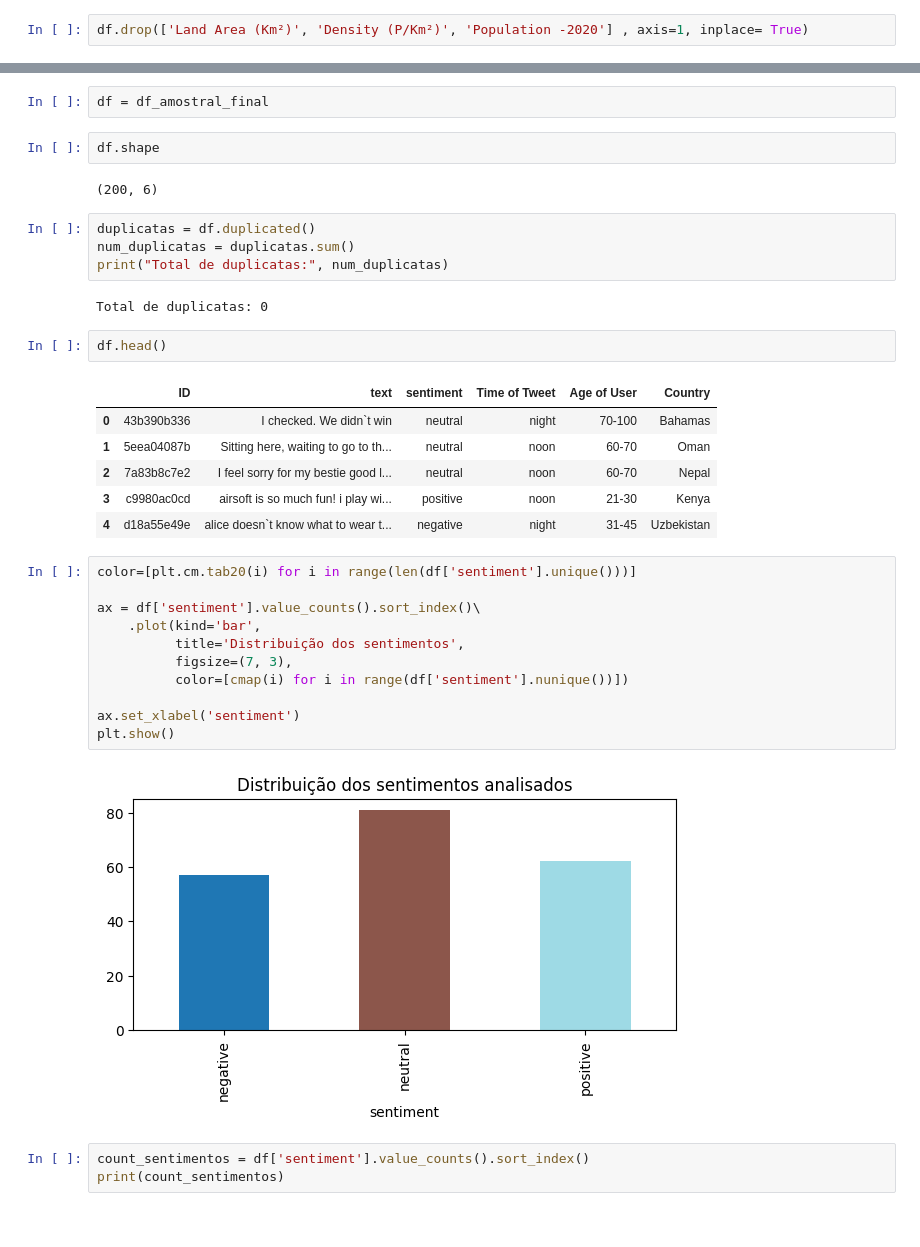
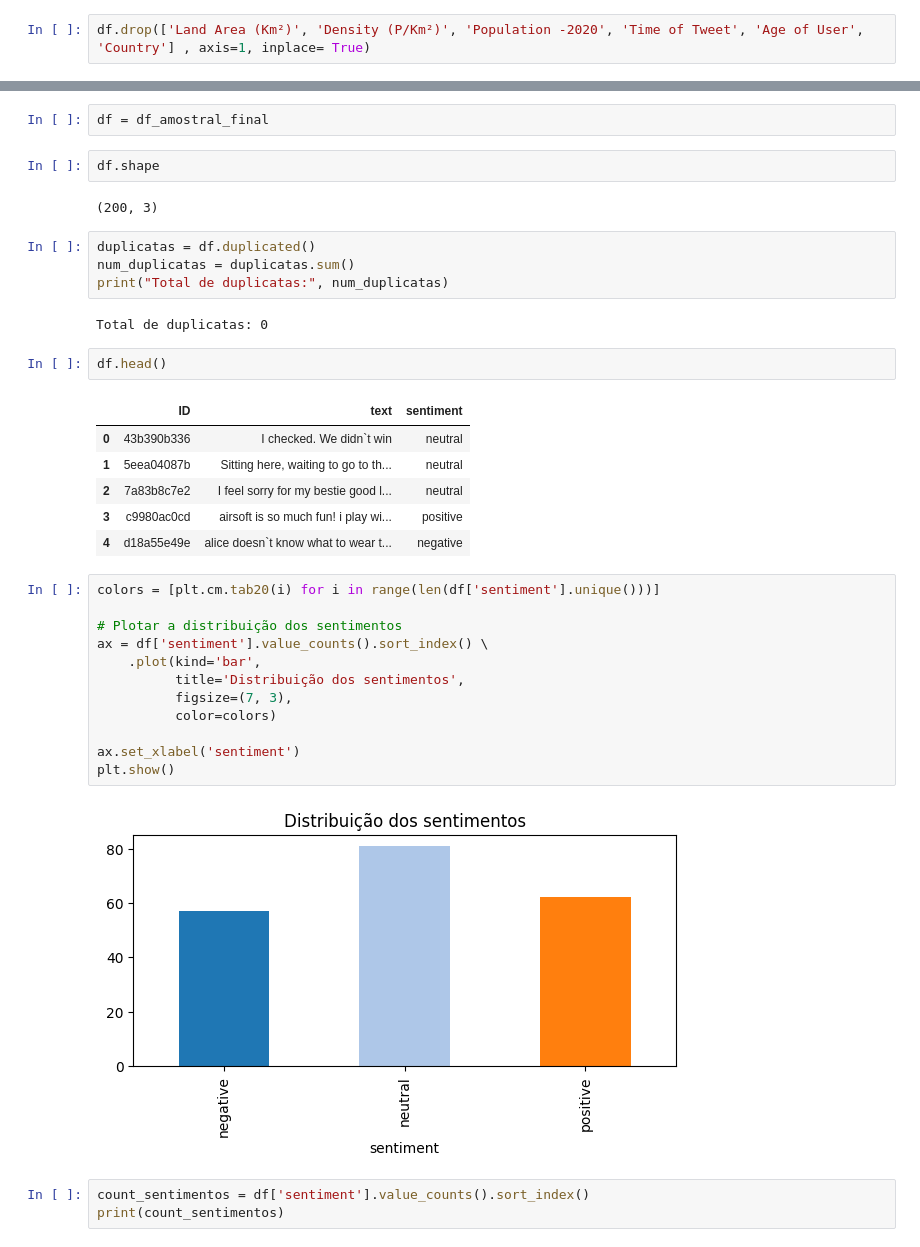
Before and after one commit to EndelSemW/Mestrado-UFRJ, a Jupyter notebook: tweets-sentiment-analysis.ipynb, the cells around one changed output, grey strips where cells are left out. Saved outputs shown, nothing was run; the diff lists cells and outputs as text.

```diff
--- a/tweets-sentiment-analysis.ipynb
+++ b/tweets-sentiment-analysis.ipynb
@@ -70,7 +70,7 @@ Index(['textID', 'text', 'sentiment', 'Time of Tweet', 'Age of User',
        'Country', 'Population -2020', 'Land Area (Km²)', 'Density (P/Km²)'],
       dtype='object')
 # %%
-df.drop(['Land Area (Km²)', 'Density (P/Km²)', 'Population -2020'] , axis=1, inplace= True)
+df.drop(['Land Area (Km²)', 'Density (P/Km²)', 'Population -2020', 'Time of Tweet', 'Age of User', 'Country'] , axis=1, inplace= True)
 # %%
 df.head()
 # %% [output]
@@ -137,7 +137,7 @@ df = df_amostral_final
 # %%
 df.shape
 # %% [output]
-(200, 6)
+(200, 3)
 # %%
 duplicatas = df.duplicated()
 num_duplicatas = duplicatas.sum()
@@ -147,25 +147,26 @@ Total de duplicatas: 0
 # %%
 df.head()
 # %% [output]
-|  | ID | text | sentiment | Time of Tweet | Age of User | Country |
-| 0 | 43b390b336 | I checked. We didn`t win | neutral | night | 70-100 | Bahamas |
-| 1 | 5eea04087b | Sitting here, waiting to go to th... | neutral | noon | 60-70 | Oman |
-| 2 | 7a83b8c7e2 | I feel sorry for my bestie good l... | neutral | noon | 60-70 | Nepal |
-| 3 | c9980ac0cd | airsoft is so much fun! i play wi... | positive | noon | 21-30 | Kenya |
-| 4 | d18a55e49e | alice doesn`t know what to wear t... | negative | night | 31-45 | Uzbekistan |
+|  | ID | text | sentiment |
+| 0 | 43b390b336 | I checked. We didn`t win | neutral |
+| 1 | 5eea04087b | Sitting here, waiting to go to th... | neutral |
+| 2 | 7a83b8c7e2 | I feel sorry for my bestie good l... | neutral |
+| 3 | c9980ac0cd | airsoft is so much fun! i play wi... | positive |
+| 4 | d18a55e49e | alice doesn`t know what to wear t... | negative |
 # %%
-color=[plt.cm.tab20(i) for i in range(len(df['sentiment'].unique()))]
+colors = [plt.cm.tab20(i) for i in range(len(df['sentiment'].unique()))]
 
-ax = df['sentiment'].value_counts().sort_index()\
+# Plotar a distribuição dos sentimentos
+ax = df['sentiment'].value_counts().sort_index() \
     .plot(kind='bar',
           title='Distribuição dos sentimentos',
           figsize=(7, 3),
-          color=[cmap(i) for i in range(df['sentiment'].nunique())])
+          color=colors)
 
 ax.set_xlabel('sentiment')
 plt.show()
 # %% [output]
-[figure, old version]
+[figure, new version]
 # %%
 count_sentimentos = df['sentiment'].value_counts().sort_index()
 print(count_sentimentos)
```
Also changed, not shown: parts of 5 cells of this notebook.
